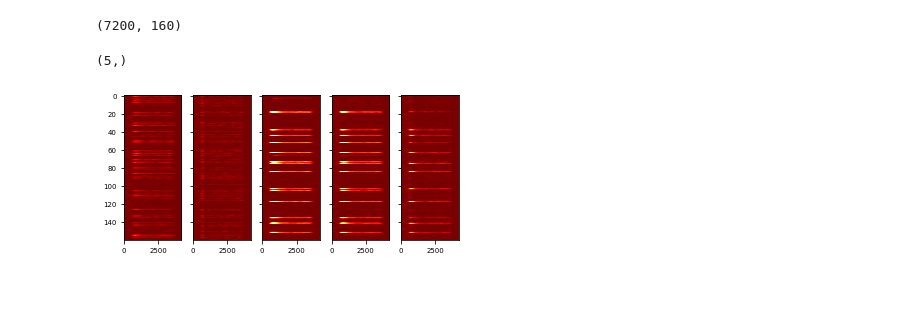
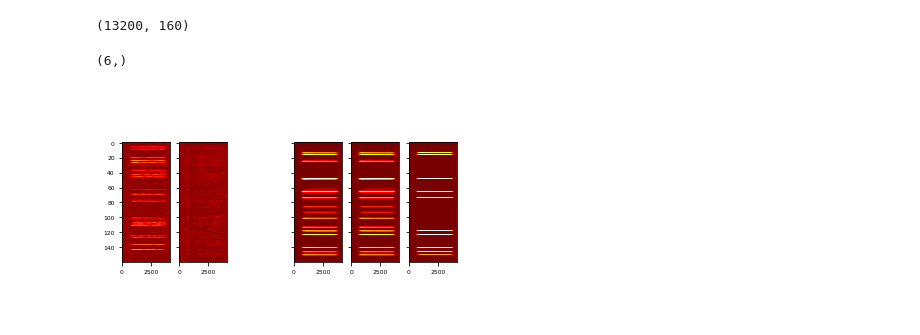
Before and after one commit to tnowotny/bee_al_2021, a Jupyter notebook: src/figure2.ipynb, the cells around one changed output. Drawn from its saved outputs; the diff is of its cells as text; code cells hidden in the pictures; blank space fills up the shorter version.

Commit message:
Udated the Jupyter notebooks for making figures

```diff
--- a/src/figure2.ipynb
+++ b/src/figure2.ipynb
@@ -28,3 +38,13 @@ def glo_avg(sdf: np.ndarray, n):
     for i in range(nglo):
         gsdf[:,i]= np.mean(sdf[:,n*i:n*(i+1)],axis=1)
     return gsdf
+# %%
+plt.rc('font', size=14) #controls default text size
+plt.figure()
+plt.bar(np.hstack([np.arange(0,5),np.arange(6,11),np.arange(12,17)]),d)
+ax=plt.gca()
+ax.set_xticks([])
+ax.set_yticks(np.arange(0,1.1e6,2e5))
+ax.set_yticklabels(np.arange(0,11,2))
+ax.set_ylim([0,1e6])
+plt.savefig("ORN_response.png", dpi=300)
@@ -66,5 +91,5 @@ print(mxid)
 # %%
-batch_t= cnum*sample_t
+batch_t= cnum*trial_time
 wds= int(t_total//batch_t) # corresponds to number of odours presented / number of batches
 li= 0
 sigma_sdf= 100
@@ -72,11 +97,11 @@ dt_sdf= 1
 mlsdfs= []
 mgsdfs= []
 # Let's look at two odors
-i= 23
-# let's look at two example concentrations for 99
+i= 24
+# let's look at two example concentrations for geosmin
 for j in [ 4, 16 ]:
-    left= i*batch_t+j*sample_t
-    right= left+sample_t
+    left= i*batch_t+j*trial_time
+    right= left+trial_time
     while li < len(mspike_t) and mspike_t[li] < left:
         li+= 1
     ri= li
@@ -86,32 +111,35 @@ for j in [ 4, 16 ]:
     mgsdfs.append(glo_avg(mlsdfs[-1],5))
 print(mgsdfs[0].shape)
 # %% [output]
-(7200, 160)
+(13200, 160)
 # %%
-plt.rc('font', size=7) #controls default text size
-fig, ax= plt.subplots(1,5)
+plt.rc('font', size=6) #controls default text size
+mn= [-5, -40]
+mx= [20, 200]
+fig, ax= plt.subplots(1,6)
 print(ax.shape)
-ts= np.transpose(gsdfs[2][3000:,:])
-ax[0].imshow(ts,vmin= -10,vmax=50,cmap="hot")
+ts= np.transpose(gsdfs[2][2900:7000,:])
+ax[0].imshow(ts, vmin=mn[0], vmax=mx[0], cmap="hot")
 force_aspect(ax[0],0.4)
-ts= np.transpose(gsdfs[3][3000:,:])
-ax[1].imshow(ts,vmin= -10,vmax=50,cmap="hot")
+ts= np.transpose(gsdfs[3][2900:7000,:])
+ax[1].imshow(ts, vmin=mn[0], vmax=mx[0], cmap="hot")
 force_aspect(ax[1],0.4)
 ax[1].set_yticklabels([])
-ts= np.transpose(gsdfs[1][3000:,:])
-ax[2].imshow(ts,vmin= -10,vmax=50,cmap="hot")
-force_aspect(ax[2],0.4)
-ax[2].set_yticklabels([])
-ts= np.transpose(mgsdfs[0][3000:,:])
-ax[3].imshow(ts,vmin= -10,vmax=50,cmap="hot")
+ts= np.transpose(gsdfs[1][2900:7000,:])
+ax[2].set_axis_off()
+ax[3].imshow(ts, vmin=mn[1],vmax=mx[1], cmap="hot")
 force_aspect(ax[3],0.4)
 ax[3].set_yticklabels([])
-ts= np.transpose(mgsdfs[1][3000:,:])
-ax[4].imshow(ts,vmin= -10,vmax=50,cmap="hot")
+ts= np.transpose(mgsdfs[0][2900:7000,:])
+ax[4].imshow(ts, vmin=mn[1], vmax=mx[1], cmap="hot")
 force_aspect(ax[4],0.4)
 ax[4].set_yticklabels([])
+ts= np.transpose(mgsdfs[1][2900:7000,:])
+ax[5].imshow(ts, vmin=mn[1], vmax=mx[1], cmap="hot",interpolation="None")
+force_aspect(ax[5],0.4)
+ax[5].set_yticklabels([])
 plt.savefig("response_ex.png",dpi=300)
 # %% [output]
-(5,)
+(6,)
-[figure, old version]
+[figure, new version]
 # %%
```
Also changed, not shown: parts of 7 cells of this notebook, 1 other file.
